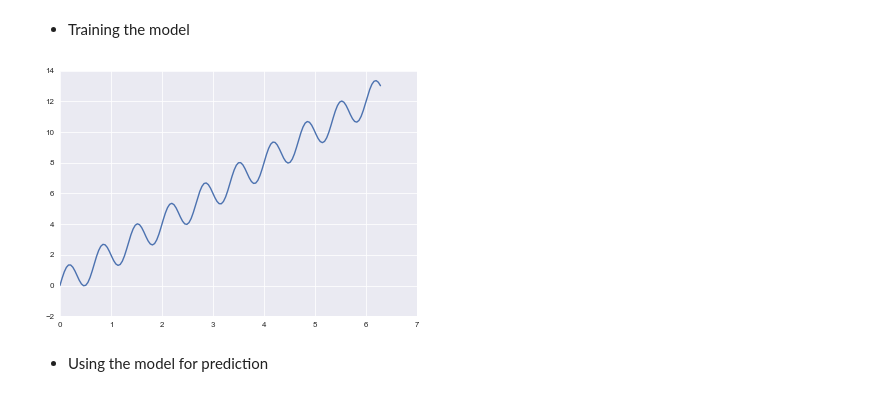
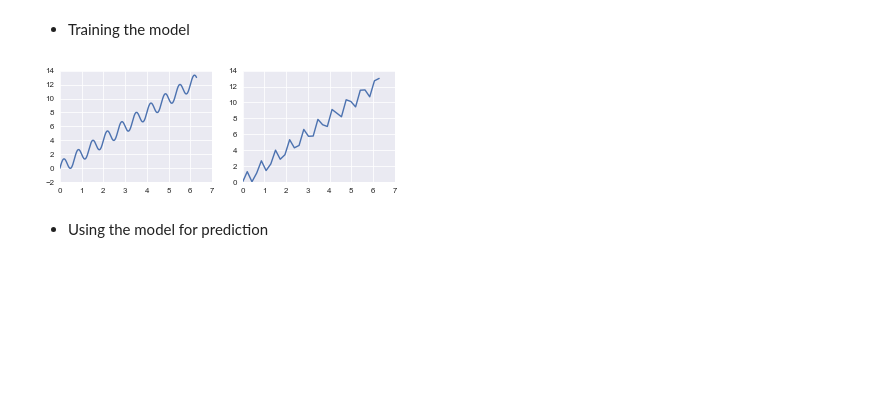
Before and after one commit to ggutierrez/SMFO, a Jupyter notebook: lab1/Lab1LinearRegression.ipynb, the cells around one changed output. Drawn from its saved outputs; the diff is of its cells as text; code cells hidden in the pictures; blank space fills up the shorter version.

```diff
--- a/lab1/Lab1LinearRegression.ipynb
+++ b/lab1/Lab1LinearRegression.ipynb
@@ -544,17 +544,22 @@ def plotModel(x,m,v,**kwargs):
 # %% [markdown]
 - Training the model
 # %%
-lb = 0.0
-ub = 2.0*np.pi
-trainSamples = 150
-# Create samples from the function
-X = np.linspace(lb, ub, trainSamples)
-F = np.array([ftest(v) for v in X])
-pb.plot(X,F)
-X = X[:,None]
-F = F[:,None]
+def train(func, samples, lb=0.0, ub=100.0, ax=pb):
+    X = np.linspace(lb, ub, samples)
+    F = np.array([func(v) for v in X])
+    ax.plot(X,F)
+    X = X[:,None]
+    F = F[:,None]
+    return(X,F)
-# %% [output]
-[figure, removed]
+# %%
+#f = figure(figsize=(3,3))
+f, (p1, p2) = plt.subplots(1,2, figsize=(6,2))
+X,F = train(ftest, 150, ub=2.0*np.pi, ax=p1)
+X2,F2 = train(ftest, 30, ub=2.0*np.pi, ax=p2)
+
+plt.savefig('ftest.pgf')
+# %% [output]
+[figure, added]
 # %% [markdown]
 - Using the model for prediction
 # %%
```
Also changed, not shown: parts of 2 cells of this notebook, 4 other files.
